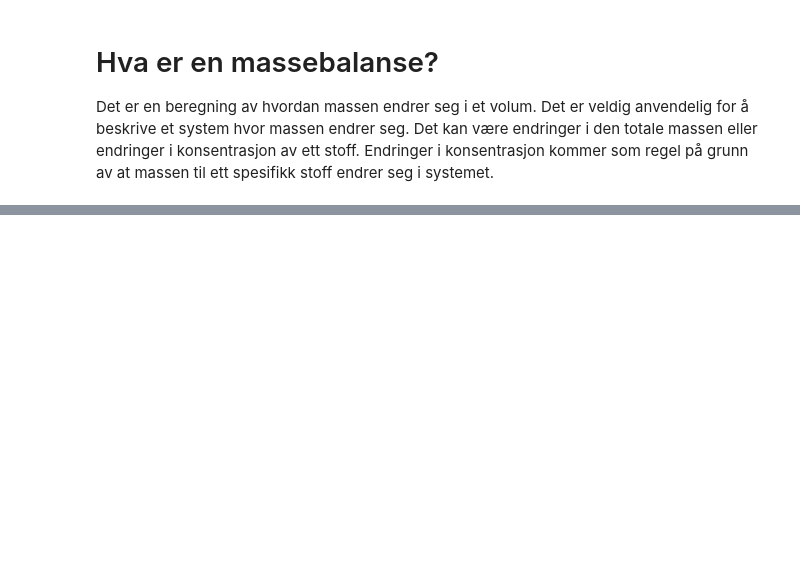
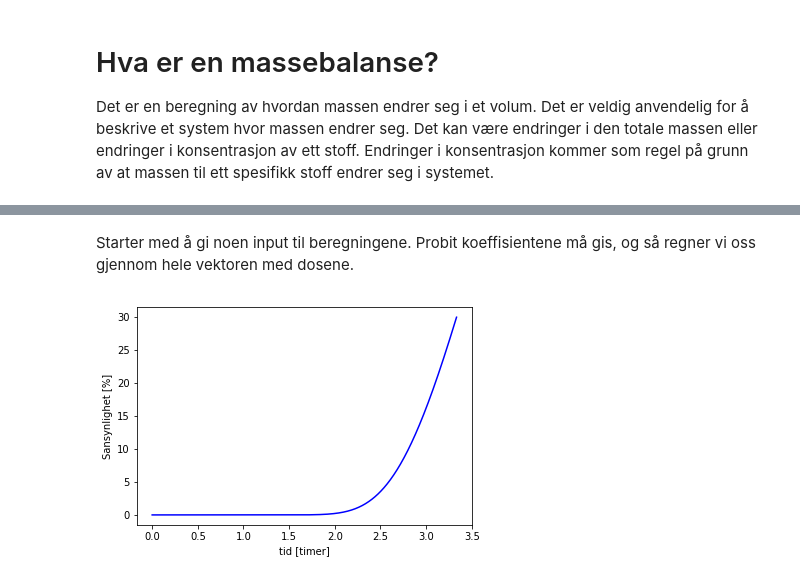
Before and after one commit to AndreGaathaug/Teknisk_sikkerhet, a Jupyter notebook: Massebalanse for et volum.ipynb, the cells around one changed output, grey strips where cells are left out. Saved outputs shown, nothing was run; the diff lists cells and outputs as text; code cells hidden in the pictures; blank space fills up the shorter version.

```diff
--- a/Massebalanse for et volum.ipynb
+++ b/Massebalanse for et volum.ipynb
@@ -92,0 +188,31 @@ Nå tar vi med oss denne massebalansen og
+# %%
+def Probit2Prob(k1,k2,V):
+    """
+    Denne funksjonen beregner sansynlighet basert på gitte probitparametere
+    k1 og k2 samt dosen V. Pass på å bruke riktig enhet på dosen.
+    """
+
+    import numpy as np
+    import math
+
+    Y = k1 + k2 *np.log(V);
+
+    P = 50.0*(1 + math.erf((Y-5)/np.sqrt(2)) )
+
+    return P
+# %% [markdown]
+Starter med å gi noen input til beregningene. Probit koeffisientene må gis, og så regner vi oss gjennom hele vektoren med dosene.
+# %%
+k1 = -37.98
+k2 = 3.7
+P  = np.zeros(len(Dose))
+for j in range (1,len(Dose)):
+    P[j] = Probit2Prob(k1,k2,Dose[j])
+
+plt.figure(5)
+plt.clf()
+plt.plot(time/3600,P,'b-')
+plt.xlabel('tid [timer]');
+plt.ylabel('Sansynlighet [%]');
+# %% [output]
+[figure, added]
```
Also changed, not shown: parts of 16 cells of this notebook.
